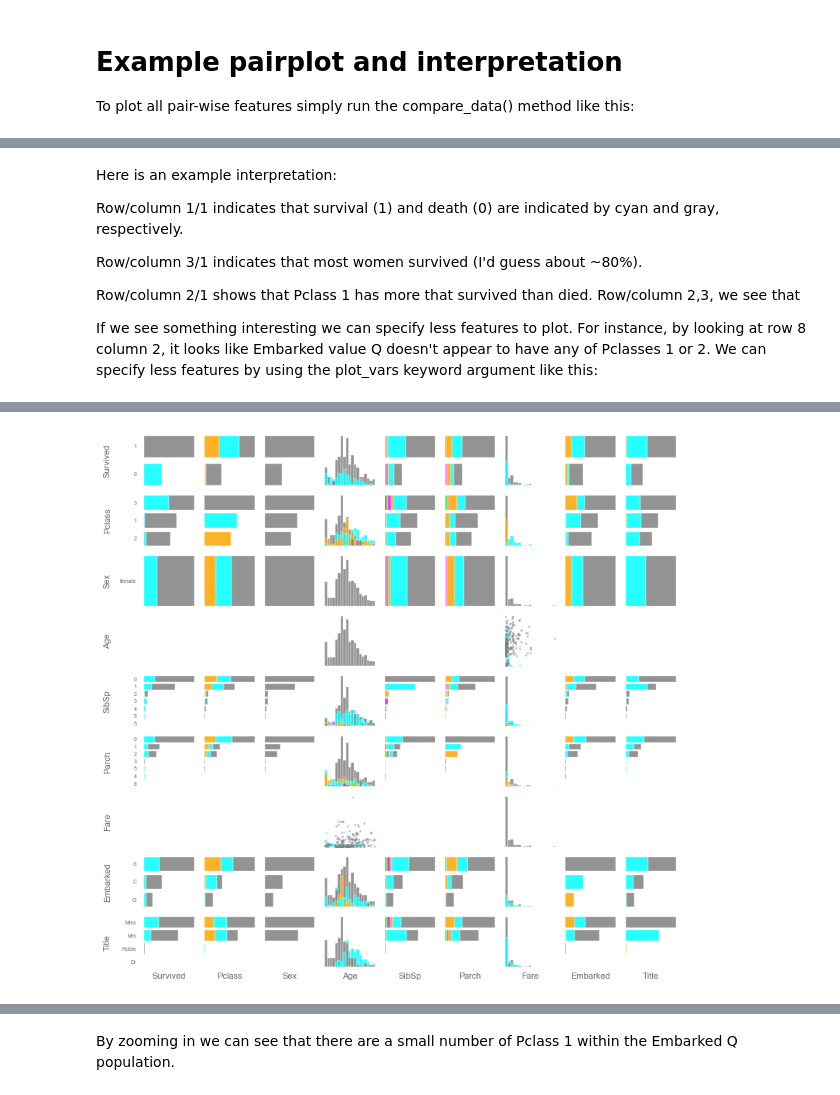
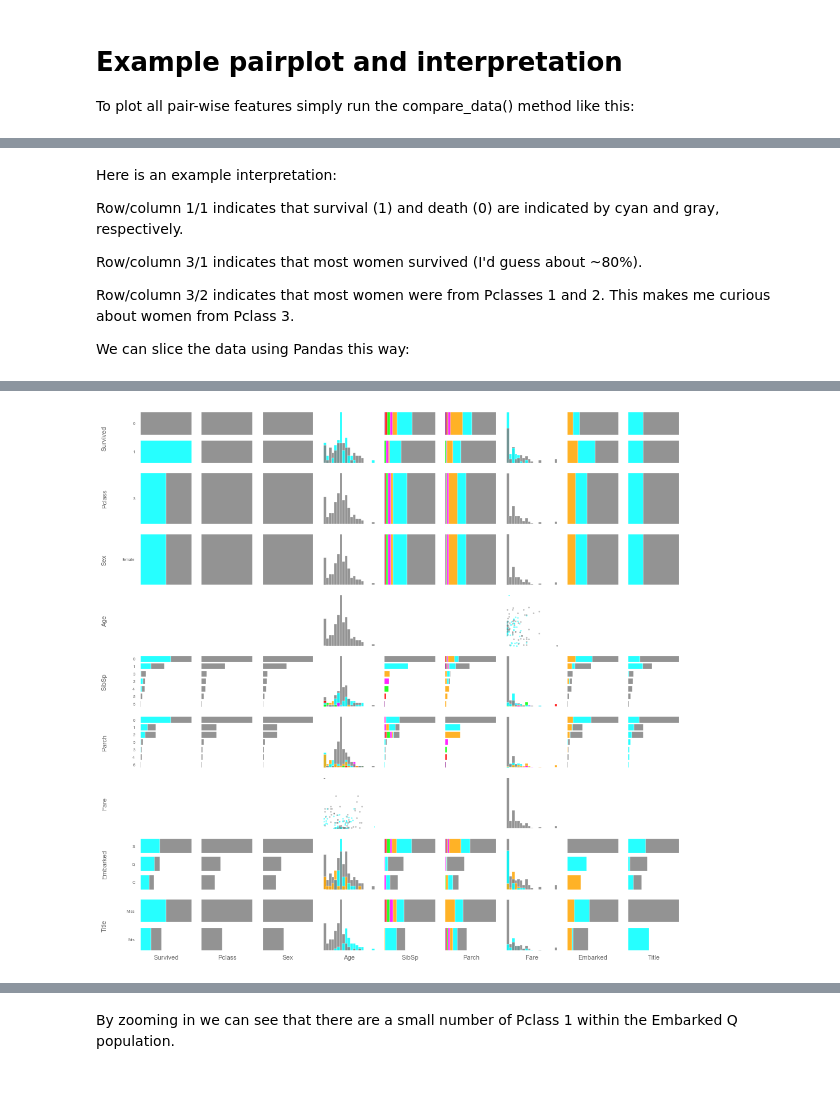
Before and after one commit to kpflugshaupt/pairplotr, a Jupyter notebook: pairplotr_demo.ipynb, the cells around one changed output, grey strips where cells are left out. Cells and saved outputs as stored; diff of their text form; code cells hidden in the pictures.

```diff
--- a/pairplotr_demo.ipynb
+++ b/pairplotr_demo.ipynb
@@ -137,13 +139,13 @@ Row/column 1/1 indicates that survival (1) and death (0) are indicated by cyan a
 
 Row/column 3/1 indicates that most women survived (I'd guess about ~80%).
 
-Row/column 2/1 shows that Pclass 1 has more that survived than died. Row/column 2,3, we see that
+Row/column 3/2 indicates that most women were from Pclasses 1 and 2. This makes me curious about women from Pclass 3.
 
-If we see something interesting we can specify less features to plot. For instance, by looking at row 8 column 2, it looks like Embarked value Q doesn't appear to have any of Pclasses 1 or 2. We can specify less features by using the plot_vars keyword argument like this:
+We can slice the data using Pandas this way:
 # %%
 %%time
 import pairplotr as ppr
 reload(ppr)
-ppr.compare_data(df[df['Sex']=='female'],data_types=data_types,
-                 plot_vars=[],scatter_plot_filter='Survived')
+ppr.compare_data(df[(df['Sex']=='female')&(df['Pclass']==3)],data_types=data_types,
+                 plot_vars=[],scatter_plot_filter='Survived',)
 # %% [output]
@@ -152 +155 @@ Wall time: 8.43 s
-[figure, old version]
+[figure, new version]
```
Also changed, not shown: parts of 7 cells of this notebook, 1 other file.
